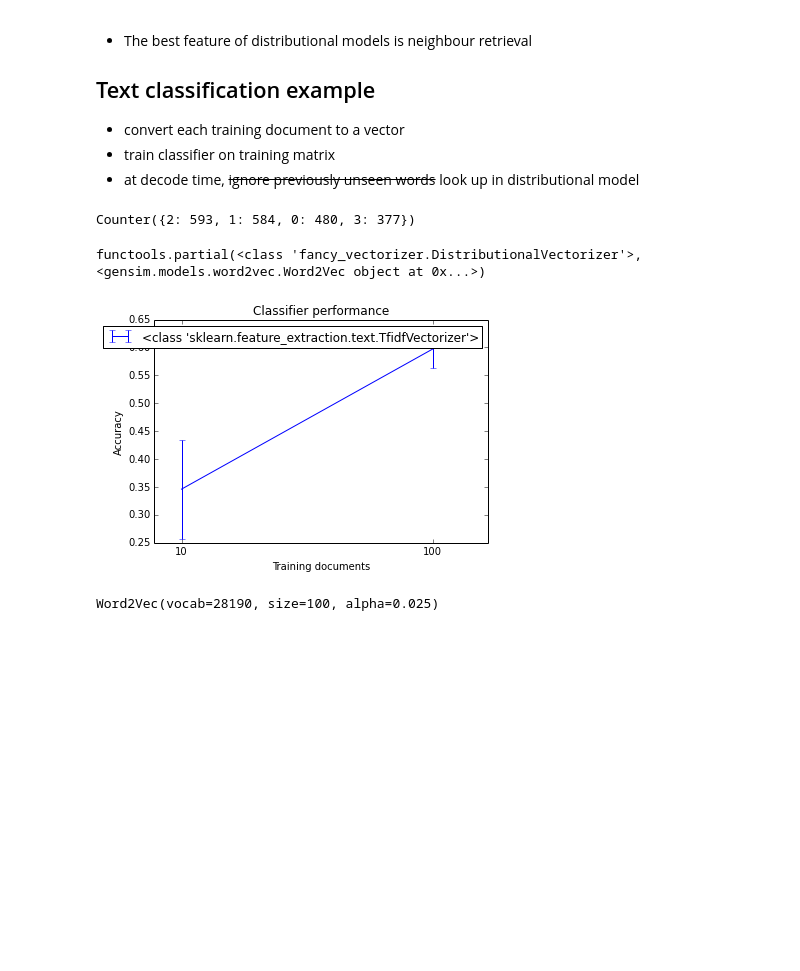
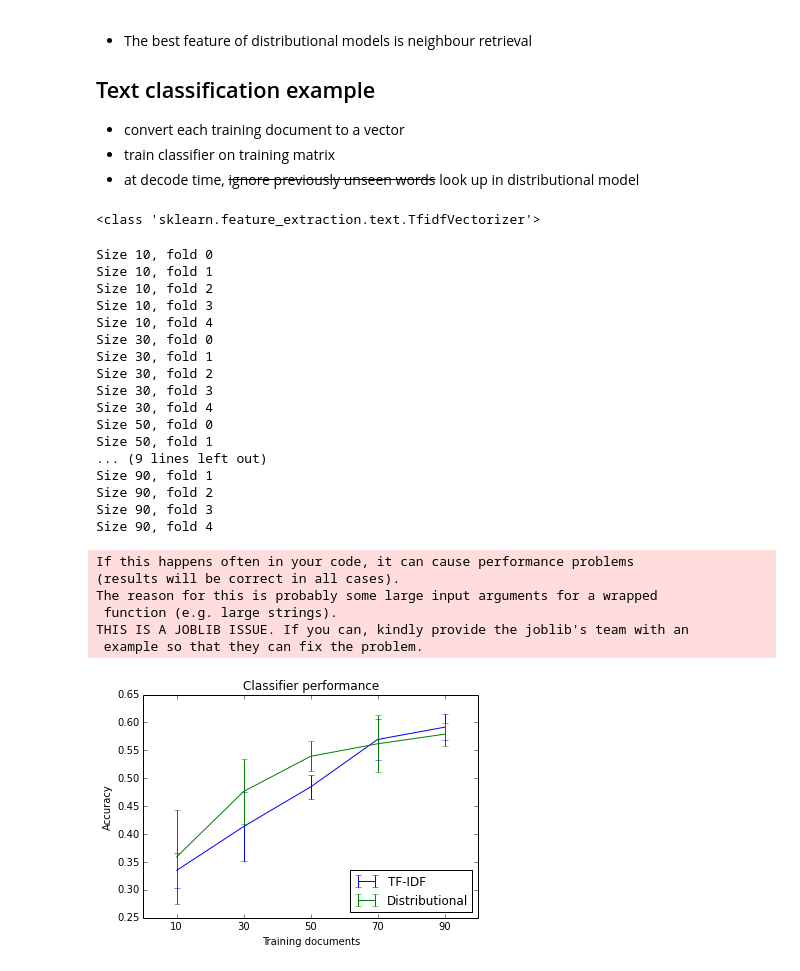
Before and after one commit to mbatchkarov/thesisgenerator, a Jupyter notebook: notebooks/euroscipy_demo.ipynb, the cells around one changed output. Drawn from its saved outputs; the diff is of its cells as text; code cells hidden in the pictures; blank space fills up the shorter version.

```diff
--- a/notebooks/euroscipy_demo.ipynb
+++ b/notebooks/euroscipy_demo.ipynb
@@ -51,7 +52,7 @@ Corpus preprocessing:
  - lowercasing
  - (missing) lemmatizer
 # %%
-memory = Memory(cachedir='.', verbose=1)
+memory = Memory(cachedir='.', verbose=0)
 indir = 'wsj_clean' # 313 files of ~1MB lines each, 228 MB total
 
 token_pattern = re.compile(r"(?u)\b\w\w+\b") # from sklearn's CountVectorizer
@@ -269,39 +270,63 @@ newsgroups_test = fetch_20newsgroups(subset='test', categories=categories,
 # %%
 from collections import Counter
 Counter(newsgroups_train.target)
+print(TfidfVectorizer)
 # %% [output]
-Counter({2: 593, 1: 584, 0: 480, 3: 377})
+<class 'sklearn.feature_extraction.text.TfidfVectorizer'>
 # %%
-DATA_SIZES = [10, 100] #, 500, 1000, len(newsgroups_test.data)
-NUM_CV = 3
+DATA_SIZES = range(10, 101, 20)#[10, 100, 200, 300] #, 500, 1000, len(newsgroups_test.data)
+NUM_CV = 5
 
-def eval_classifier(DATA_SIZES, NUM_CV, newsgroups_train, newsgroups_test, vect_callable=TfidfVectorizer):
+def _eval_classifier(DATA_SIZES, NUM_CV, newsgroups_train, newsgroups_test, vect_callable=TfidfVectorizer):
     accuracy = np.zeros((len(DATA_SIZES), NUM_CV))
     for i, train_size in enumerate(DATA_SIZES):
-        cv_iter = ShuffleSplit (len(newsgroups_train.data), n_iter=NUM_CV, train_size=train_size)
+        cv_iter = ShuffleSplit(len(newsgroups_train.data), n_iter=NUM_CV, train_size=train_size)
         for j, (train_idx, _) in enumerate(cv_iter):
+            print('Size %d, fold %d' % (train_size, j))
             vectorizer = vect_callable()
             clf = MultinomialNB(alpha=.001)
-            tr = vectorizer.fit_transform(np.array(newsgroups_train.data)[train_idx])
+            tr = vectorizer.fit_transform(itemgetter(*train_idx)(newsgroups_train.data))
             clf = clf.fit(tr, newsgroups_train.target[train_idx])
             ev = vectorizer.transform(newsgroups_test.data)
             score = accuracy_score(newsgroups_test.target, clf.predict(ev))
             accuracy[i, j] = score
     return accuracy
+eval_classifier = memory.cache(_eval_classifier)
 # %%
 from fancy_vectorizer import DistributionalVectorizer
 from functools import partial
 
 p = partial(DistributionalVectorizer, model)
-for c in [TfidfVectorizer]:
+for c, l in zip([CountVectorizer, p], ['TF-IDF', 'Distributional']):
     accuracy =  eval_classifier(DATA_SIZES, NUM_CV, newsgroups_train, newsgroups_test, c)
-    plt.errorbar(DATA_SIZES, accuracy.mean(axis=1), yerr=accuracy.std(axis=1), label=str(c))
-
+    plt.errorbar(DATA_SIZES, accuracy.mean(axis=1), yerr=accuracy.std(axis=1), label=l)
 plt.xticks(DATA_SIZES);
 plt.title('Classifier performance');
 plt.xlabel('Training documents');
 plt.ylabel('Accuracy');
-plt.legend();
+plt.legend(loc='lower right');
 # %% [output]
-functools.partial(<class 'fancy_vectorizer.DistributionalVectorizer'>, <gensim.models.word2vec.Word2Vec object at 0x...>)
+Size 10, fold 0
+Size 10, fold 1
+Size 10, fold 2
+Size 10, fold 3
+Size 10, fold 4
+Size 30, fold 0
+Size 30, fold 1
+Size 30, fold 2
+Size 30, fold 3
+Size 30, fold 4
+Size 50, fold 0
+Size 50, fold 1
+... (9 lines left out)
+Size 90, fold 1
+Size 90, fold 2
+Size 90, fold 3
+Size 90, fold 4
+If this happens often in your code, it can cause performance problems
+(results will be correct in all cases).
+The reason for this is probably some large input arguments for a wrapped
+ function (e.g. large strings).
+THIS IS A JOBLIB ISSUE. If you can, kindly provide the joblib's team with an
+ example so that they can fix the problem.
-[figure, old version]
+[figure, new version]
@@ -310,4 +332,0 @@ model.save('ass.word2vec.model')
-# %%
-print(gensim.models.Word2Vec.load('ass.word2vec.model'))
-# %% [output]
-Word2Vec(vocab=28190, size=100, alpha=0.025)
```
Also changed, not shown: parts of 3 cells of this notebook, 1 other file.
